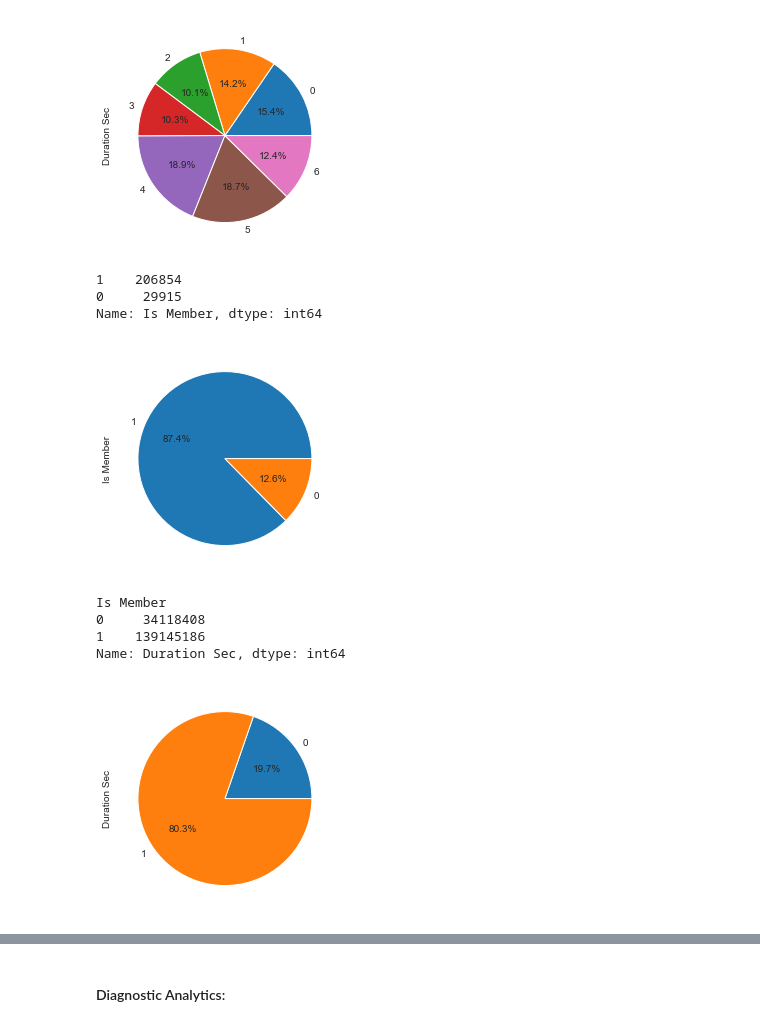
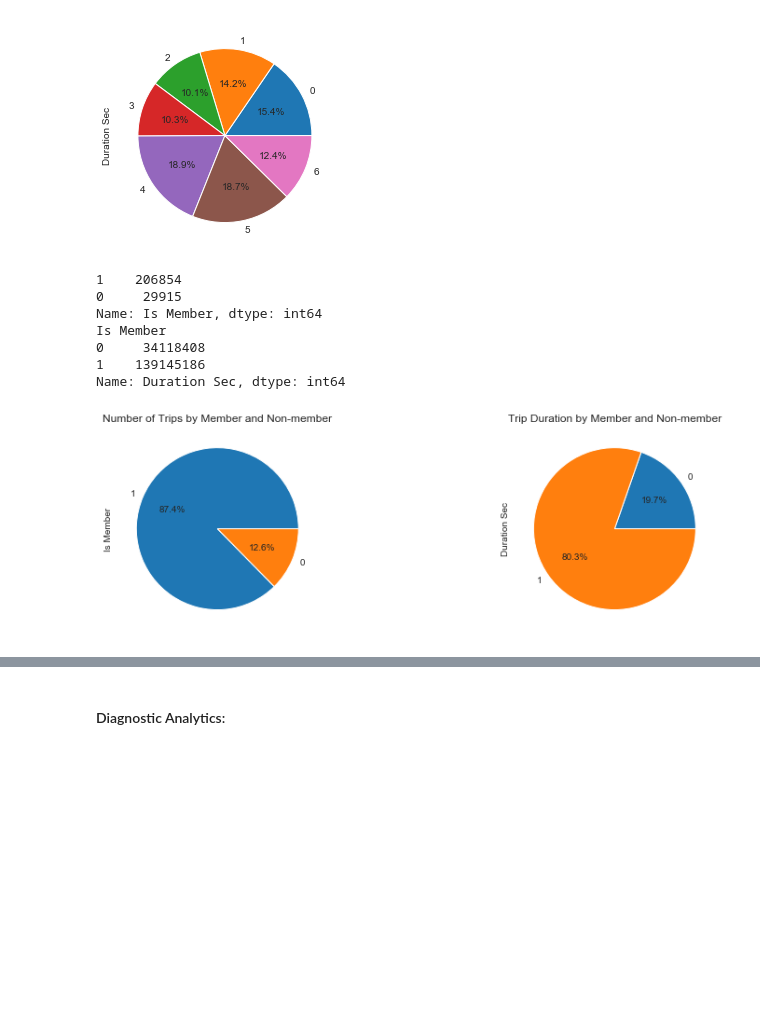
Before and after one commit to bmshahrier/bixi-monteal, a Jupyter notebook: bixi-montreal-eda.ipynb, the cells around one changed output, grey strips where cells are left out. Saved outputs shown, nothing was run; the diff lists cells and outputs as text; code cells hidden in the pictures; blank space fills up the shorter version.

```diff
--- a/bixi-montreal-eda.ipynb
+++ b/bixi-montreal-eda.ipynb
@@ -206,27 +206,32 @@ plt.show()
 # %%
 # What is the ratio of members and non-members ride?
 
+# Define the figure size
+plt.figure(figsize=(14, 4))
+
 # Number of Trips by Member and Non-member
 print(df_trip_weather['Is Member'].value_counts())
-# Pie Chart
+
+plt.subplot(121) # (row, column, position)
 df_trip_weather['Is Member'].value_counts().plot(kind='pie', autopct='%1.1f%%')
-plt.show()
+plt.title('Number of Trips by Member and Non-member')
 
 # Total Trip Duration by Member and Non-member
 print(df_trip_weather.groupby(by = 'Is Member')['Duration Sec'].sum())
-# Pie Chart
+
+plt.subplot(122)
 df_trip_weather.groupby(by = 'Is Member')['Duration Sec'].sum().plot(kind='pie', autopct='%1.1f%%')
+plt.title('Trip Duration by Member and Non-member')
 plt.show()
 # %% [output]
 1    206854
 0     29915
 Name: Is Member, dtype: int64
+Is Member
+0     34118408
+1    139145186
+Name: Duration Sec, dtype: int64
-[figure, old version]
+[figure, new version]
-Is Member
-0     34118408
-1    139145186
-Name: Duration Sec, dtype: int64
-[figure, removed]
 # %%
 # Comments: Non-members average trip duration is higher then members average trip duration
 # %%
```
Also changed, not shown: parts of 5 cells of this notebook.
